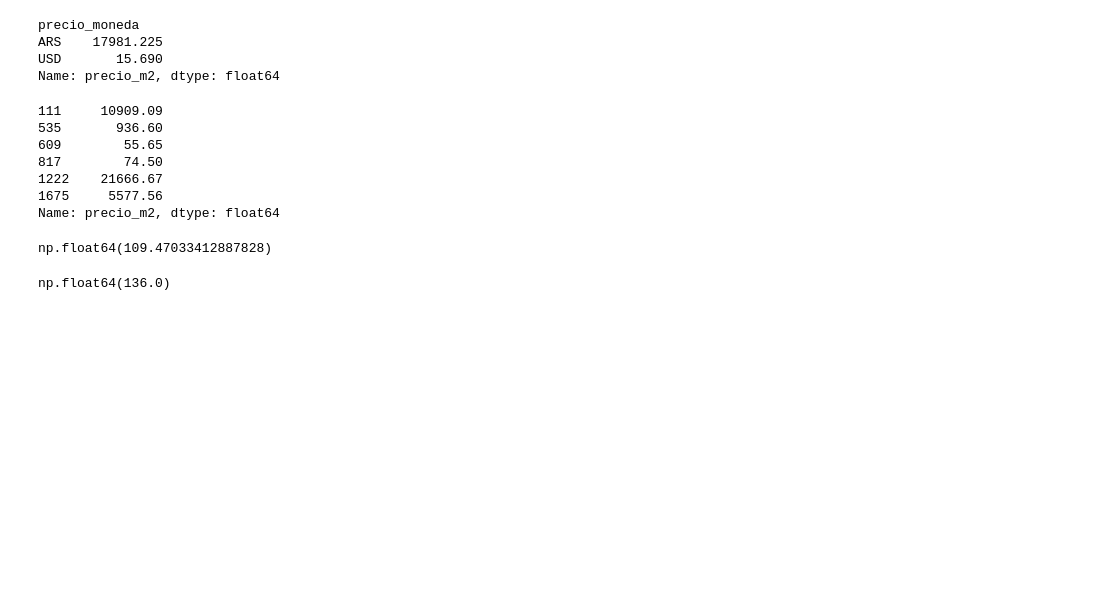
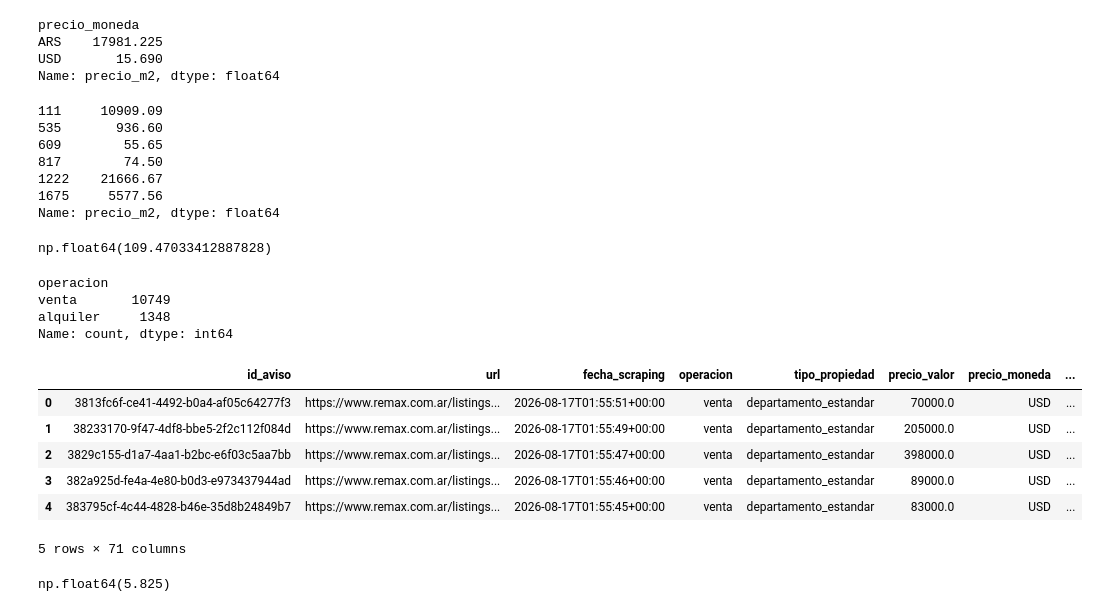
Before and after one commit to LladhonM/Analitica-Descriptiva, a Jupyter notebook: Notebook prueba.ipynb, the cells around one changed output. Saved outputs shown, nothing was run; the diff lists cells and outputs as text; code cells hidden in the pictures; blank space fills up the shorter version.

```diff
--- a/Notebook prueba.ipynb
+++ b/Notebook prueba.ipynb
@@ -222,6 +222,33 @@ df[(df.operacion == 'alquiler') & (df.precio_moneda == 'USD')].precio_m2.mean()
 # %% [output]
 np.float64(109.47033412887828)
 # %%
-df[df.tipo_propiedad == 'departamento_monoambiente'].sup_total_m2.max()
+# Lectura dataset limpio
+
+df = pd.read_csv('data\processed\dataset_limpio.csv')
-# %% [output]
-np.float64(136.0)
+# %%
+df.operacion.value_counts()
+# %% [output]
+operacion
+venta       10749
+alquiler     1348
+Name: count, dtype: int64
+# %%
+df = pd.read_csv(r'data\processed\ventas_con_rentabilidad.csv')
+
+df.head()
+# %% [output]
+|  | id_aviso | url | fecha_scraping | operacion | tipo_propiedad | precio_valor | precio_moneda | ... |
+| 0 | 3813fc6f-ce41-4492-b0a4-af05c64277f3 | https://www.remax.com.ar/listings... | 2026-08-17T01:55:51+00:00 | venta | departamento_estandar | 70000.0 | USD | ... |
+| 1 | 38233170-9f47-4df8-bbe5-2f2c112f084d | https://www.remax.com.ar/listings... | 2026-08-17T01:55:49+00:00 | venta | departamento_estandar | 205000.0 | USD | ... |
+| 2 | 3829c155-d1a7-4aa1-b2bc-e6f03c5aa7bb | https://www.remax.com.ar/listings... | 2026-08-17T01:55:47+00:00 | venta | departamento_estandar | 398000.0 | USD | ... |
+| 3 | 382a925d-fe4a-4e80-b0d3-e973437944ad | https://www.remax.com.ar/listings... | 2026-08-17T01:55:46+00:00 | venta | departamento_estandar | 89000.0 | USD | ... |
+| 4 | 383795cf-4c44-4828-b46e-35d8b24849b7 | https://www.remax.com.ar/listings... | 2026-08-17T01:55:45+00:00 | venta | departamento_estandar | 83000.0 | USD | ... |
+5 rows × 71 columns
+# %%
+df[df['sup_total_m2'] > 100].rent_neta_pct.median()
+df[(70 < df['sup_total_m2']) & (df['sup_total_m2'] <= 100 )].rent_neta_pct.median()
+df[(50 < df['sup_total_m2']) & (df['sup_total_m2'] <= 70)].rent_neta_pct.median()
+df[(35 < df['sup_total_m2']) & (df['sup_total_m2'] <= 50 )].rent_neta_pct.median()
+df[df['sup_total_m2'] <= 35].rent_neta_pct.median()
+# %% [output]
+np.float64(5.825)
```
Also changed, not shown: 5 other files.
